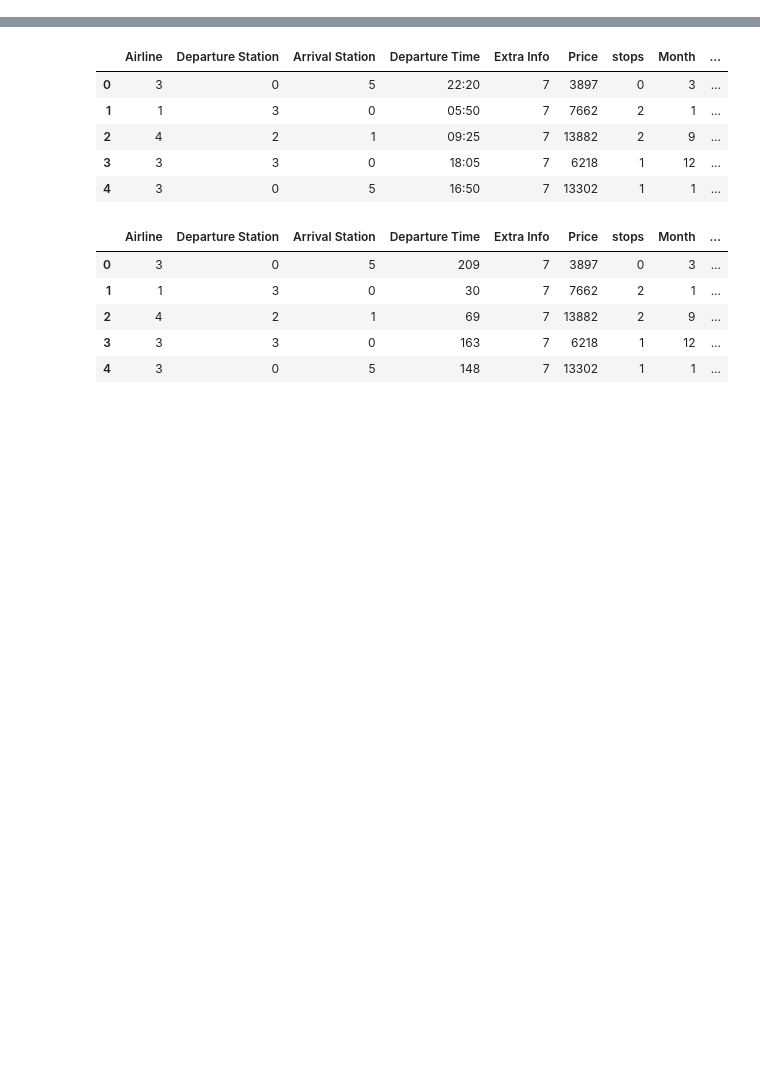
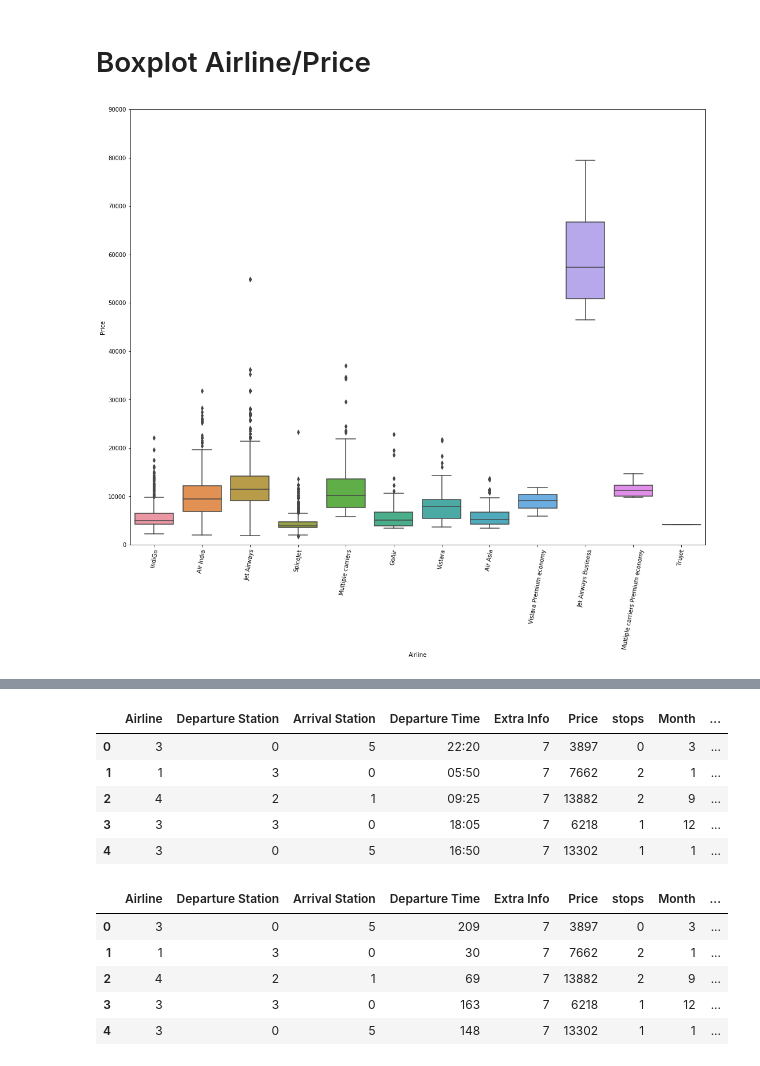
Before and after one commit to rampratapa1819/Machine-Learning, a Jupyter notebook: Flight-Prices-prediction.ipynb, the cells around one changed output, grey strips where cells are left out. Saved outputs shown, nothing was run; the diff lists cells and outputs as text; code cells hidden in the pictures; blank space fills up the shorter version.

```diff
--- a/Flight-Prices-prediction.ipynb
+++ b/Flight-Prices-prediction.ipynb
@@ -56,0 +93,11 @@ data.head()
+# %% [markdown]
+# Boxplot Airline/Price
+# %%
+var = 'Airline'
+d = pd.concat([data['Price'], data[var]], axis=1)
+f, ax = plt.subplots(figsize=(18, 14))
+fig = sb.boxplot(x=var, y="Price", data=data)
+plt.xticks(fontsize=10, rotation=80)
+fig.axis(ymin=0, ymax=90000);
+# %% [output]
+[figure, added]
```
Also changed, not shown: parts of 44 cells of this notebook.
